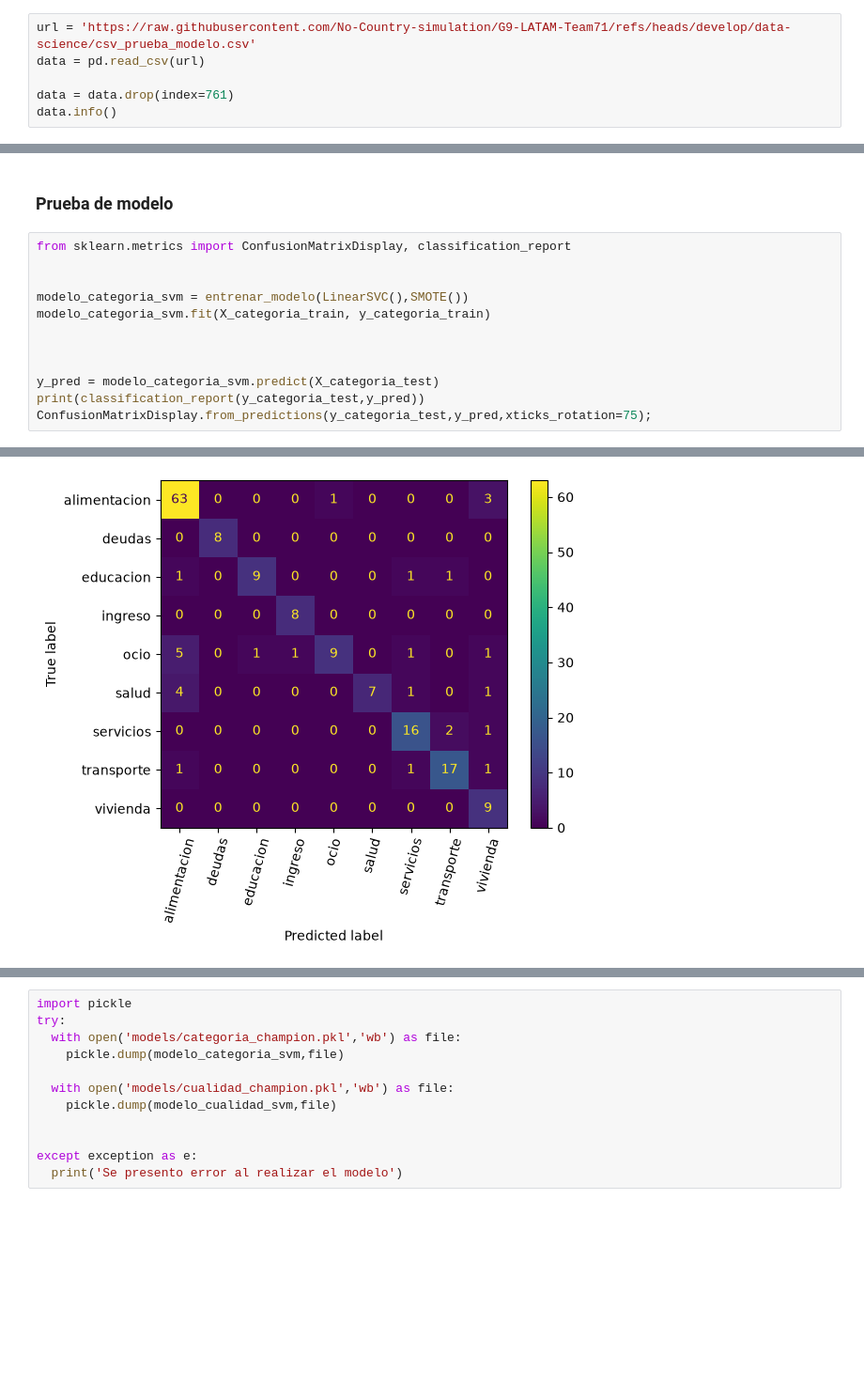
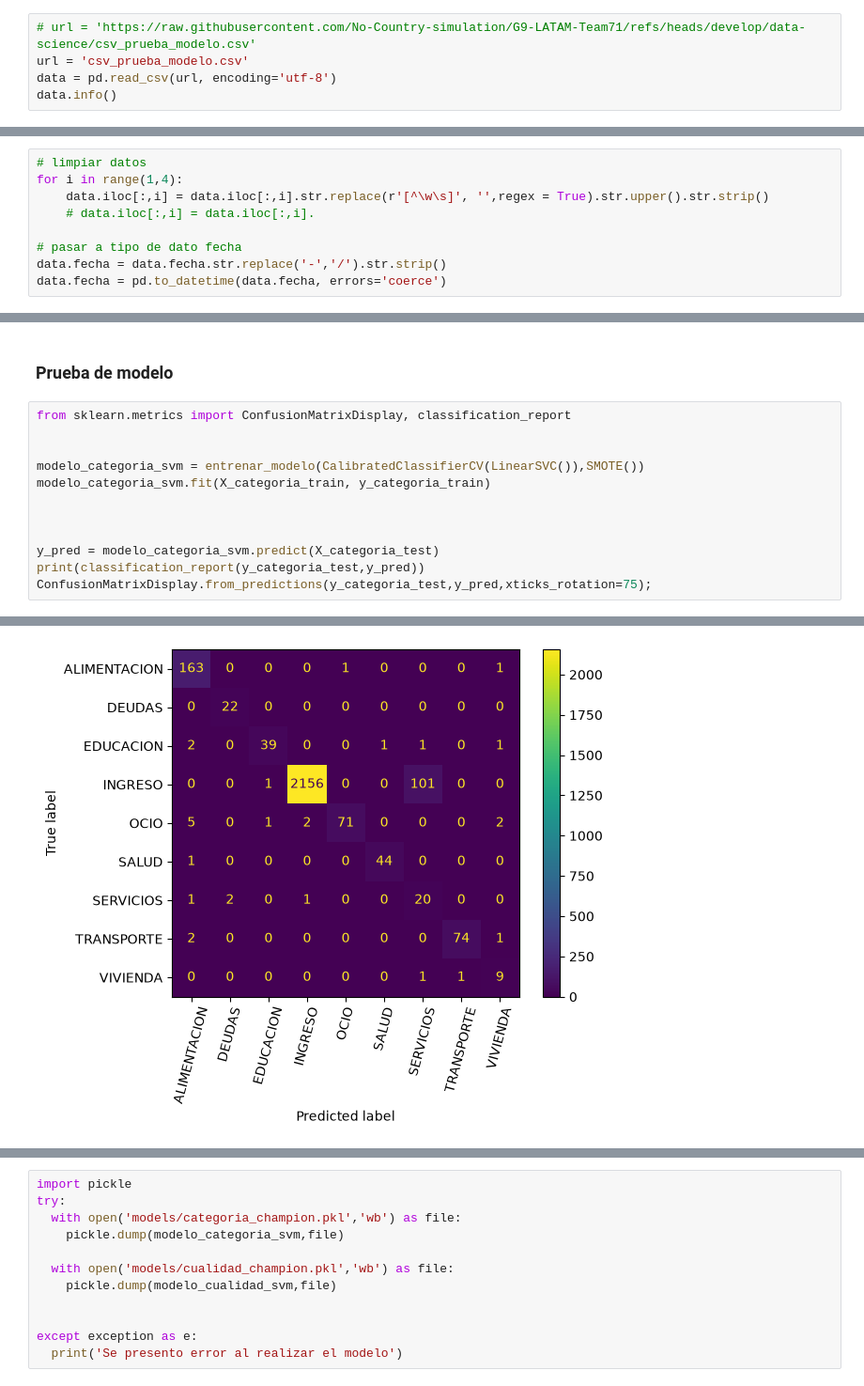
Before and after one commit to No-Country-simulation/G9-LATAM-Team71, a Jupyter notebook: data-science/Finance_AI_Asistente_Inteligente_de_Salud_Financiera.ipynb, the cells around one changed output, grey strips where cells are left out. Shown at 94% size. Saved outputs shown, nothing was run; the diff lists cells and outputs as text; blank space fills up the shorter version.

Commit message:
api_datos_prueba

```diff
--- a/data-science/Finance_AI_Asistente_Inteligente_de_Salud_Financiera.ipynb
+++ b/data-science/Finance_AI_Asistente_Inteligente_de_Salud_Financiera.ipynb
@@ -25,8 +28,7 @@ Obtención de datos
 # %%
-url = 'https://raw.githubusercontent.com/No-Country-simulation/G9-LATAM-Team71/refs/heads/develop/data-science/csv_prueba_modelo.csv'
-data = pd.read_csv(url)
-
-data = data.drop(index=761)
+# url = 'https://raw.githubusercontent.com/No-Country-simulation/G9-LATAM-Team71/refs/heads/develop/data-science/csv_prueba_modelo.csv'
+url = 'csv_prueba_modelo.csv'
+data = pd.read_csv(url, encoding='utf-8')
 data.info()
 # %% [output]
 <class 'pandas.DataFrame'>
@@ -44,0 +58,9 @@ memory usage: 63.3 KB
+# %%
+# limpiar datos
+for i in range(1,4):
+    data.iloc[:,i] = data.iloc[:,i].str.replace(r'[^\w\s]', '',regex = True).str.upper().str.strip()
+    # data.iloc[:,i] = data.iloc[:,i].
+
+# pasar a tipo de dato fecha
+data.fecha = data.fecha.str.replace('-','/').str.strip()
+data.fecha = pd.to_datetime(data.fecha, errors='coerce')
@@ -204,7 +277,7 @@ El modelo con valores mas altos en *recall*, *accuracy* y *f1* fue el **Linear S
 from sklearn.metrics import ConfusionMatrixDisplay, classification_report
 
 
-modelo_categoria_svm = entrenar_modelo(LinearSVC(),SMOTE())
+modelo_categoria_svm = entrenar_modelo(CalibratedClassifierCV(LinearSVC()),SMOTE())
 modelo_categoria_svm.fit(X_categoria_train, y_categoria_train)
 
 
@@ -231,2 +304,2 @@ weighted avg       0.86      0.84      0.83       174
-[figure, old version]
+[figure, new version]
 # %%
```
Also changed, not shown: parts of 42 cells of this notebook, 5 other files.
